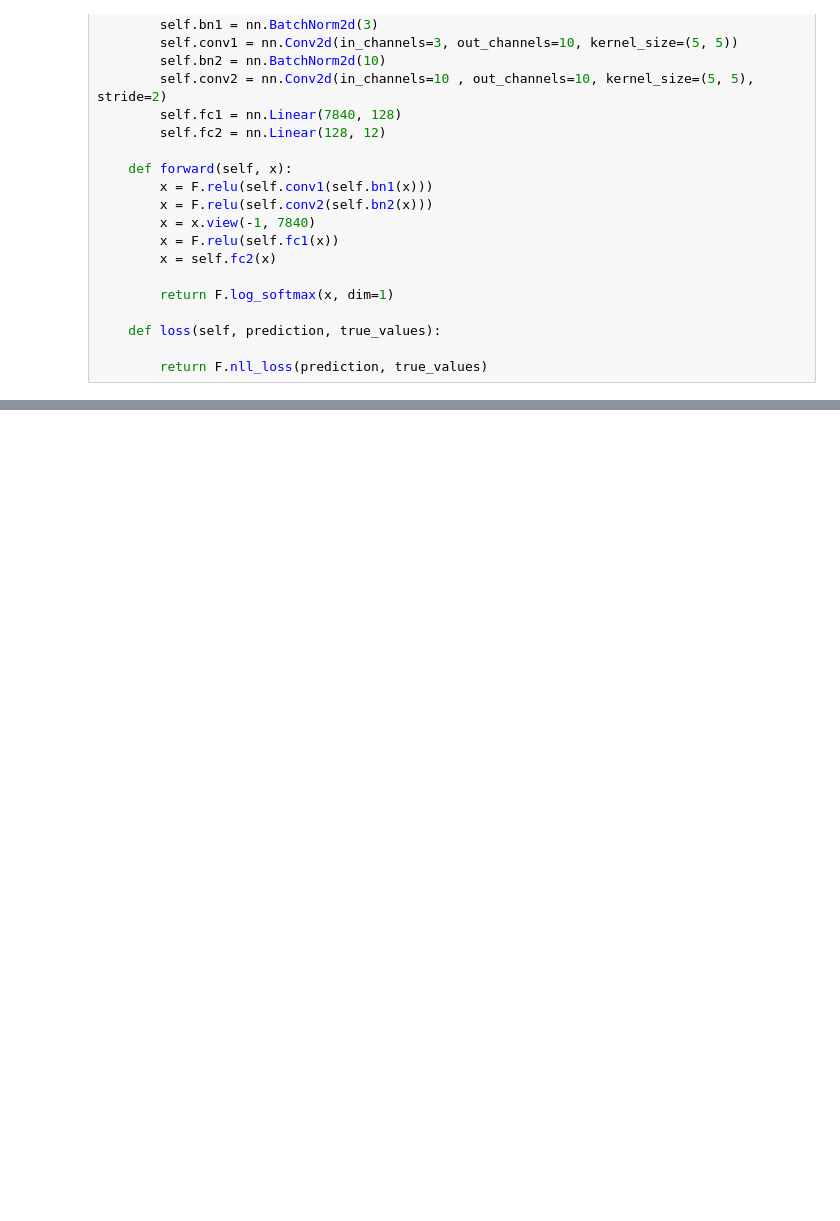
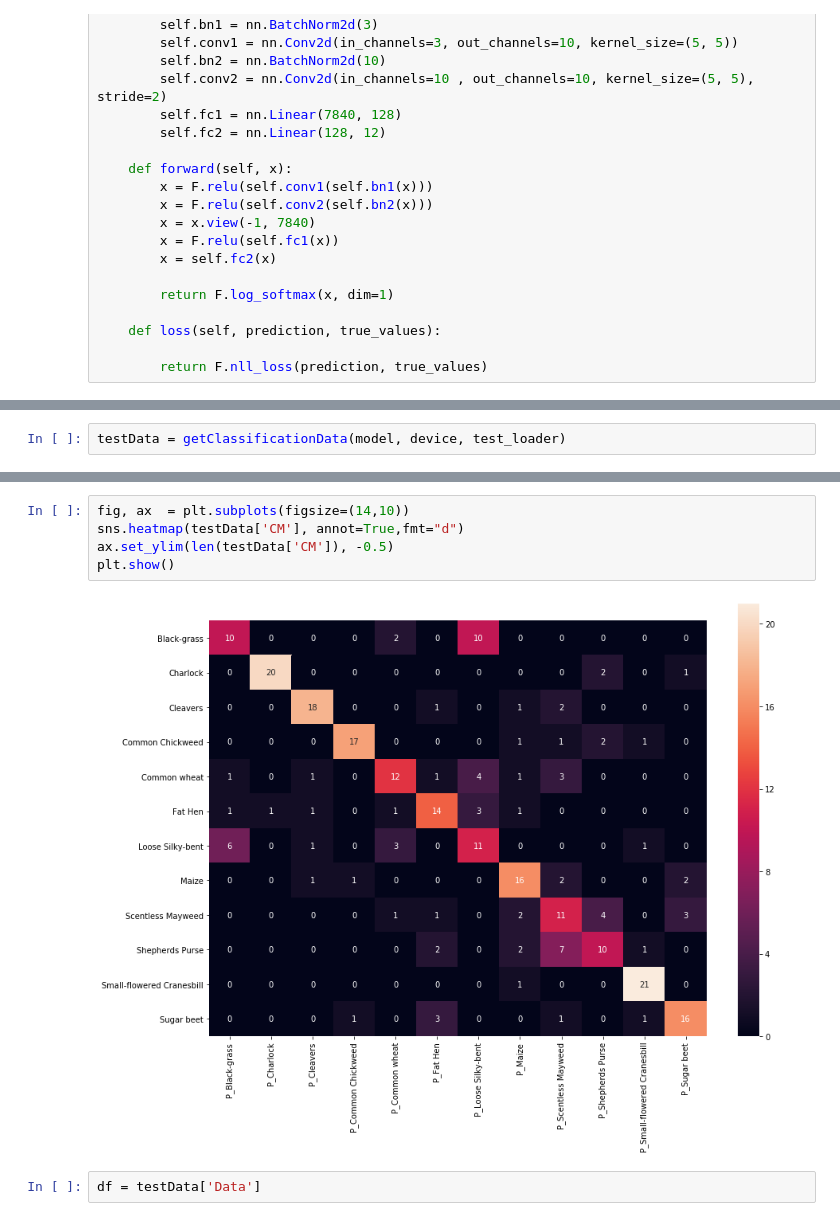
Before and after one commit to RCUELLO72/CV-PlantSeedlingClassification, a Jupyter notebook: PlantSeedlings.ipynb, the cells around one changed output, grey strips where cells are left out. Drawn from its saved outputs; the diff is of its cells as text; blank space fills up the shorter version.

```diff
--- a/PlantSeedlings.ipynb
+++ b/PlantSeedlings.ipynb
@@ -309,0 +284,2 @@ list
+# %%
+testData = getClassificationData(model, device, test_loader)
@@ -309,0 +332,9 @@ list
+# %%
+fig, ax  = plt.subplots(figsize=(14,10))
+sns.heatmap(testData['CM'], annot=True,fmt="d")
+ax.set_ylim(len(testData['CM']), -0.5)
+plt.show()
+# %% [output]
+[figure, added]
+# %%
+df = testData['Data']
```
Also changed, not shown: parts of 17 cells of this notebook.
